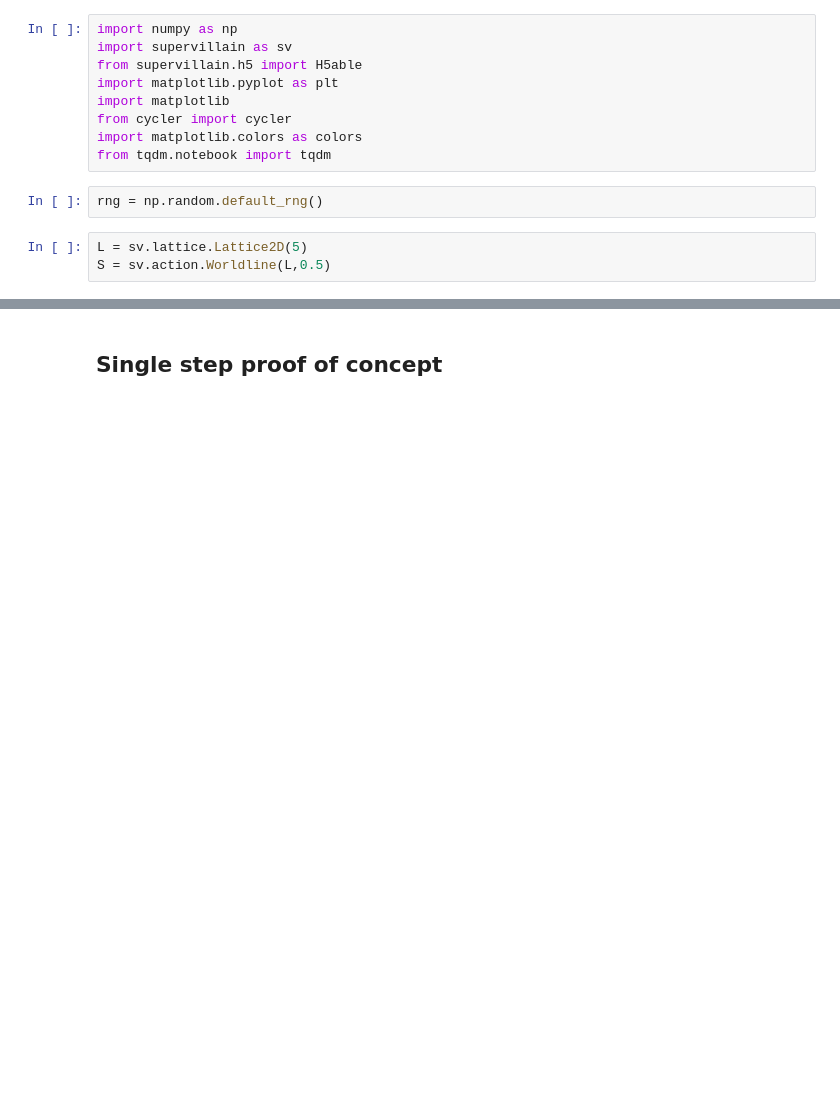
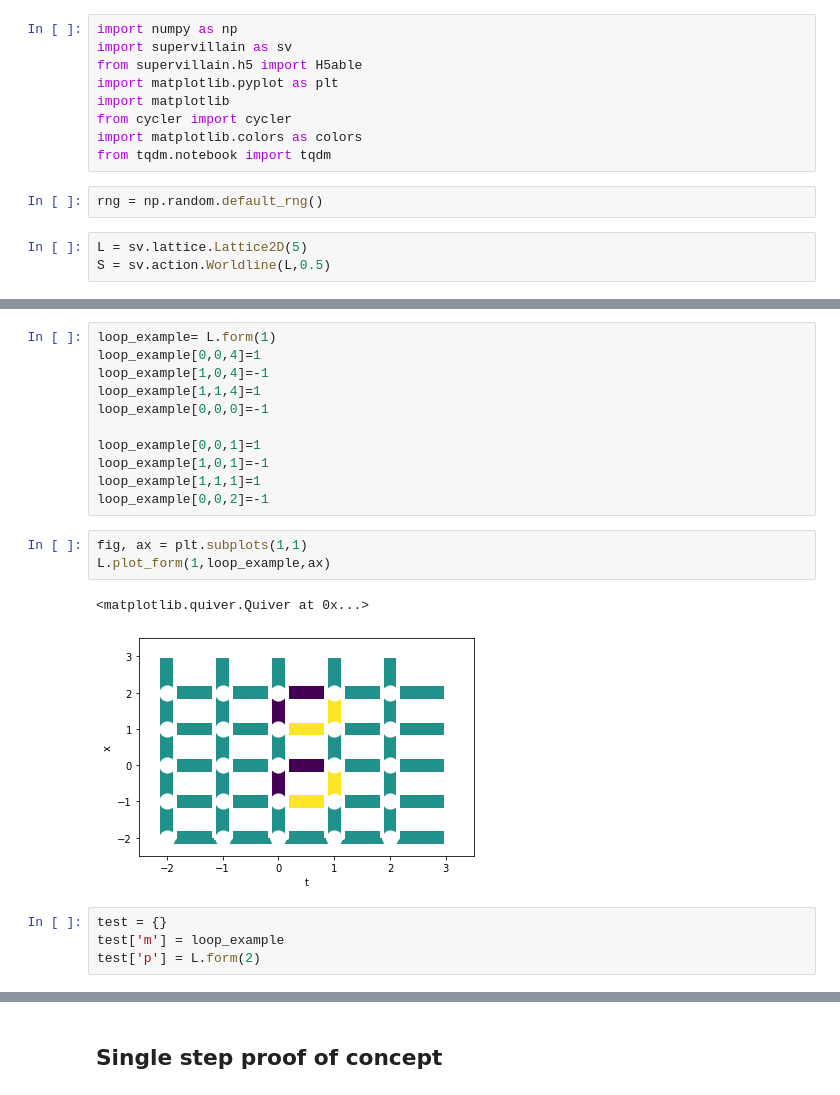
Before and after one commit to evanberkowitz/supervillain, a Jupyter notebook: workbooks/worm_practice.ipynb, the cells around one changed output, grey strips where cells are left out. Drawn from its saved outputs; the diff is of its cells as text; blank space fills up the shorter version.

```diff
--- a/workbooks/worm_practice.ipynb
+++ b/workbooks/worm_practice.ipynb
@@ -16,0 +63,21 @@ W = sv.generator.worms.UndirectedWorm(S,1)
+# %%
+loop_example= L.form(1)
+loop_example[0,0,4]=1
+loop_example[1,0,4]=-1
+loop_example[1,1,4]=1
+loop_example[0,0,0]=-1
+
+loop_example[0,0,1]=1
+loop_example[1,0,1]=-1
+loop_example[1,1,1]=1
+loop_example[0,0,2]=-1
+# %%
+fig, ax = plt.subplots(1,1)
+L.plot_form(1,loop_example,ax)
+# %% [output]
+<matplotlib.quiver.Quiver at 0x...>
+[figure, added]
+# %%
+test = {}
+test['m'] = loop_example
+test['p'] = L.form(2)
```
Also changed, not shown: parts of 57 cells of this notebook, 3 other files.
